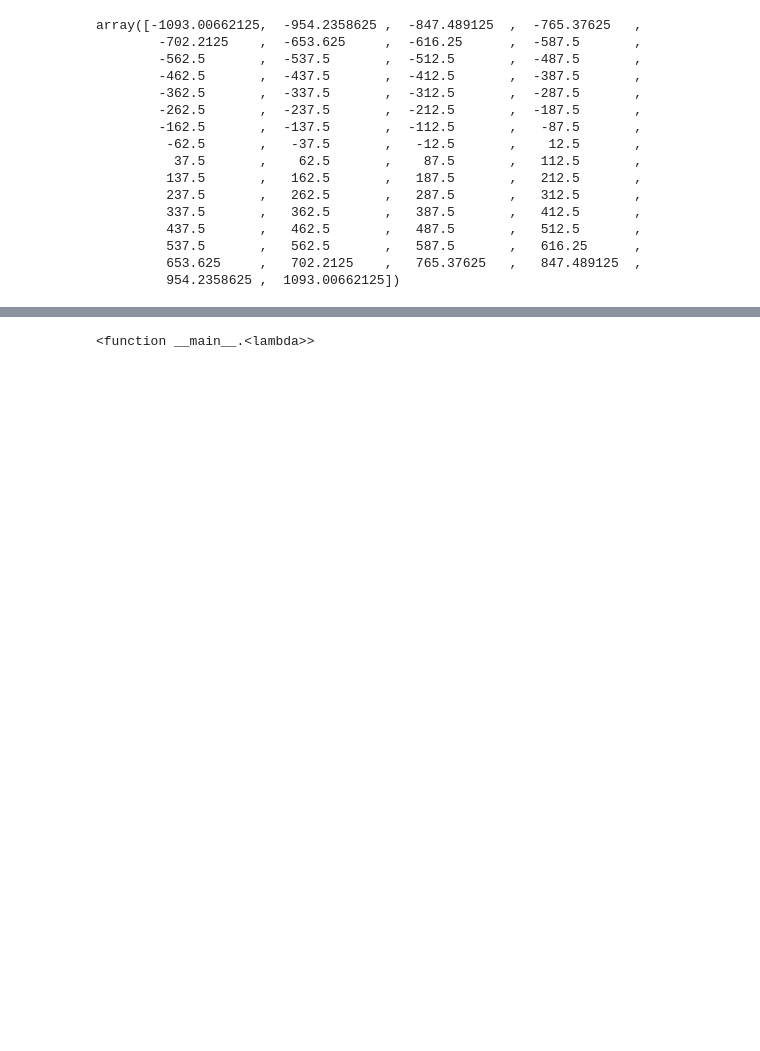
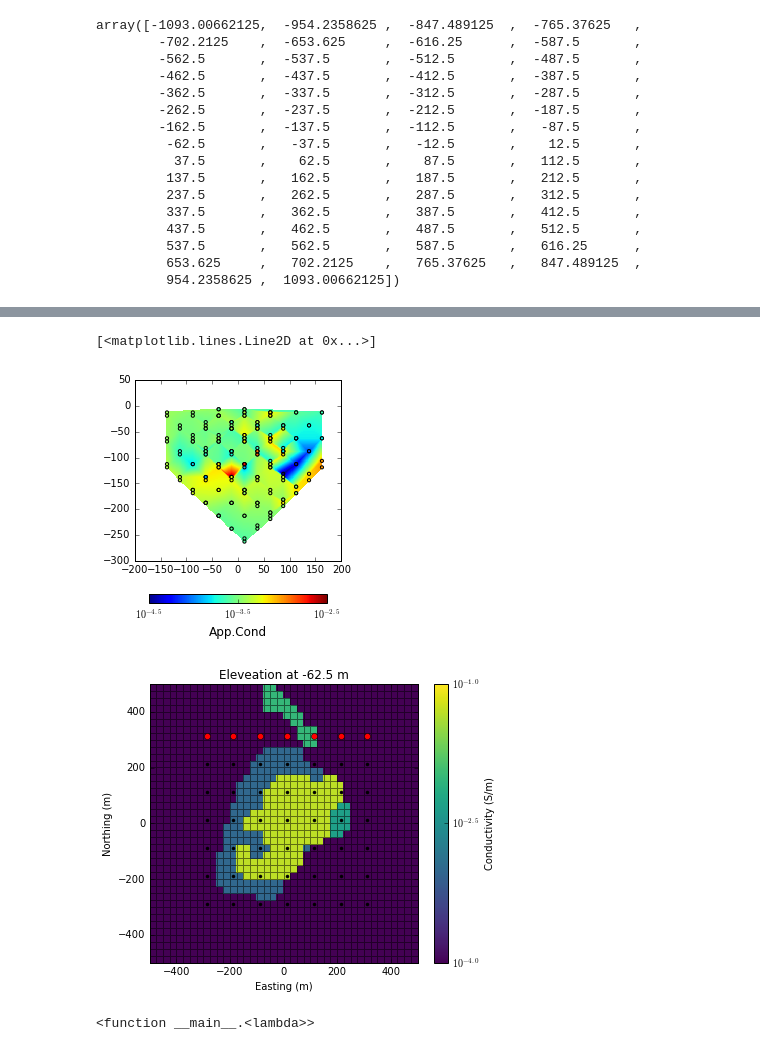
Before and after one commit to simpeg/presentations, a Jupyter notebook: SciPy2016/DC_IP_work/DC_ProblemSetup_sm.ipynb, the cells around one changed output, grey strips where cells are left out. Drawn from its saved outputs; the diff is of its cells as text; code cells hidden in the pictures; blank space fills up the shorter version.

```diff
--- a/SciPy2016/DC_IP_work/DC_ProblemSetup_sm.ipynb
+++ b/SciPy2016/DC_IP_work/DC_ProblemSetup_sm.ipynb
@@ -454,0 +257,9 @@ ax.set_ylim(-600, 0.)
+# %%
+LineID = []
+for itx in range(nTx):
+    LineID.append(dataDict[itx][:,0])
+LineID = np.hstack(LineID)
+# %%
+numberlines = np.unique(LineID).shape[0]
+# %%
+srcid = np.argwhere(EW_LineId.flatten()==0)
@@ -455 +268,25 @@ ax.set_ylim(-600, 0.)
+# %%
+survey2Ds = []
+for iline in range(numberlines):
+    srcid = np.argwhere(EW_LineId.flatten()==iline)
+    srclist2d = []
+    for srcid_temp in srcid:
+        srclist2d.append(srcLists[srcid_temp])
+    survey2D= DC.Survey(srclist2d)
+    problem2D = DC.Problem3D_CC(mesh)
+    problem2D.pair(survey2D)
+    survey2D.dobs = dobs[LineID==iline]
+    survey2Ds.append(survey2D)
+# %%
+iline = 6
+fig, ax = plt.subplots(1,1, figsize = (10, 4))
+survey2D = survey2Ds[iline]
+ph, leg = EM.Static.Utils.plot_pseudoSection(survey2D, ax, dtype='appc')
+viz(mesh, sigma, 28, airind)
+plt.plot(elecX_grid, elecY_grid, 'k.')
+plt.plot(elecX_grid[iline,:], elecY_grid[iline,:], 'ro')
+# %% [output]
+[<matplotlib.lines.Line2D at 0x...>]
+[figure, added]
+[figure, added]
 # %%
```
Also changed, not shown: parts of 37 cells of this notebook.
